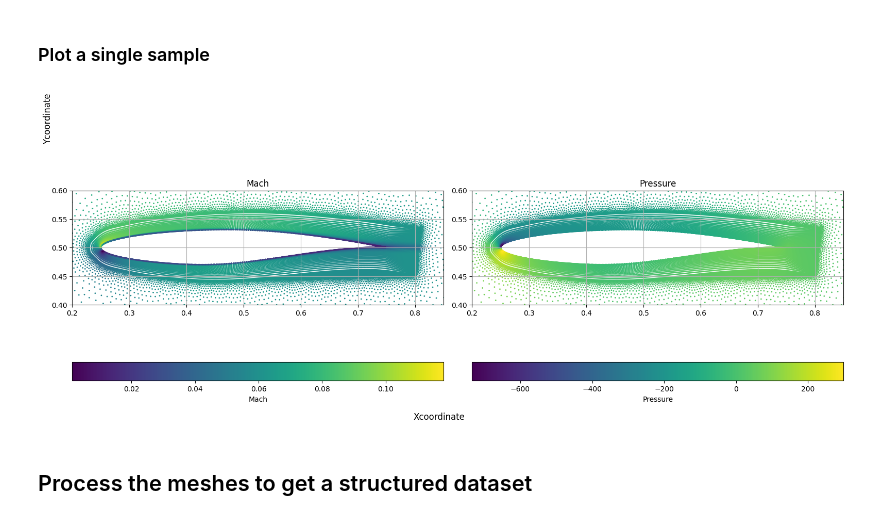
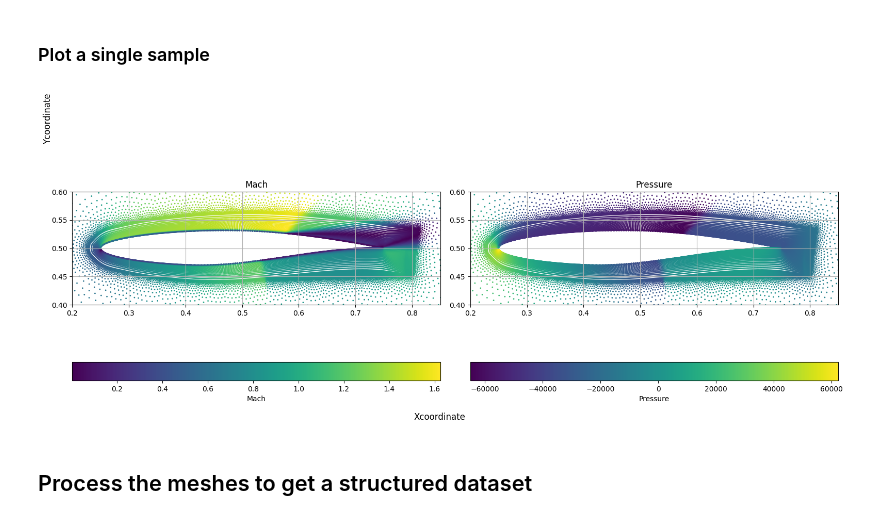
Before and after one commit to DavidRamosArchilla/denoising-diffusion-pytorch-fluid-mechanics, a Jupyter notebook: data_generation/process_aeronef.ipynb, the cells around one changed output. Saved outputs shown, nothing was run; the diff lists cells and outputs as text; code cells hidden in the pictures.

```diff
--- a/data_generation/process_aeronef.ipynb
+++ b/data_generation/process_aeronef.ipynb
@@ -83,40 +107,40 @@ Text(0, 0.5, 'Vinf')
 # %% [markdown]
 ### Plot a single sample
 # %%
-idx = 0
+idx = 754
 var_list = ['Mach', 'Pressure'] # ['Pressure', 'Mach', 'Temperature', 'Cp_field']
 cmaps = ['viridis', 'viridis'] # ['viridis', 'jet', 'plasma', 'viridis']
 
 fig, axes = plt.subplots(nrows=1, ncols=len(var_list), figsize=(16, 12), sharex=True)
 axes = axes.flatten()
 for ax, key, cmap in zip(axes, var_list, cmaps):
     sc = ax.scatter(
         x=cyc['Xcoordinate'][idx, :],
         y=cyc['Ycoordinate'][idx, :],
         s=1,
         c=cyc[key][idx, :],
         cmap=cmap
     )
     cbar = plt.colorbar(sc, ax=ax, orientation='horizontal', fraction=0.046, pad=0.1)
     cbar.set_label(key)
 
     ax.set_title(key)
     ax.grid(True)
     ax.set_xlim((0.2, 0.85))
     ax.set_ylim((0.4, 0.6))
     ax.set_aspect('equal', adjustable='box')  # Ensure equal aspect ratio
     # sc = ax.scatter(x=airfoil[:,0], y=airfoil[:,1], s=2, c='black')
     # ax.set_xlabel('x')
     # ax.set_ylabel('z')
     # ax.set_title('AIRFOIL')
 
 fig.supxlabel('Xcoordinate')
 fig.supylabel('Ycoordinate')
 
 plt.tight_layout()
 plt.show()
 # %% [output]
-[figure, old version]
+[figure, new version]
 # %% [markdown]
 ## Process the meshes to get a structured dataset
 # %%
```
Also changed, not shown: parts of 4 cells of this notebook, 2 other files.
